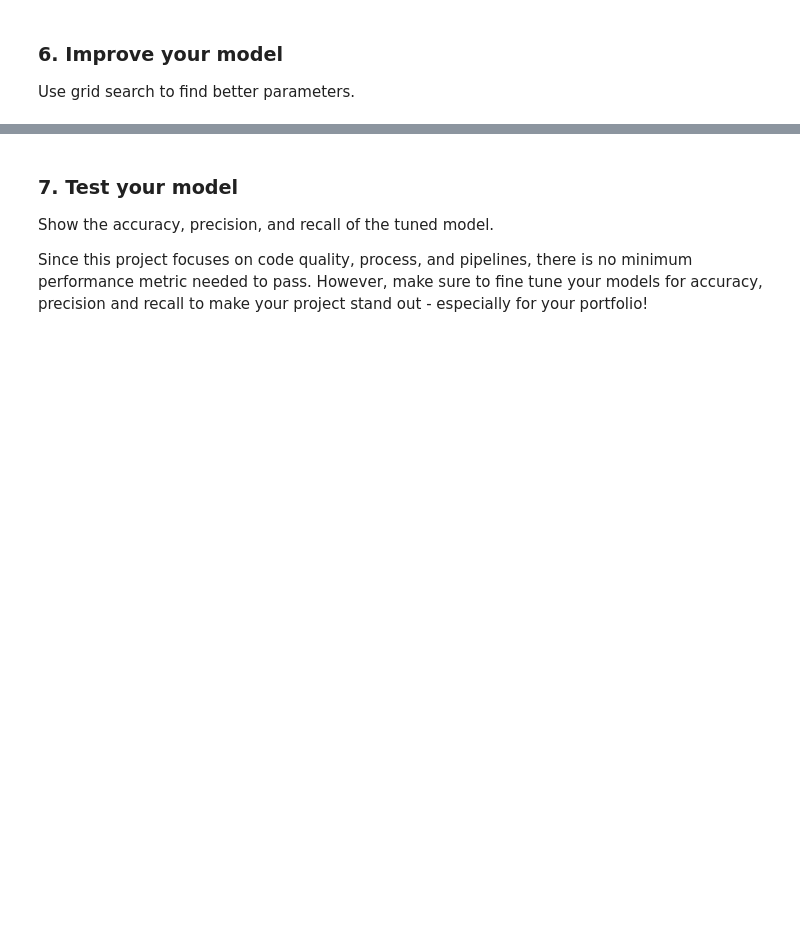
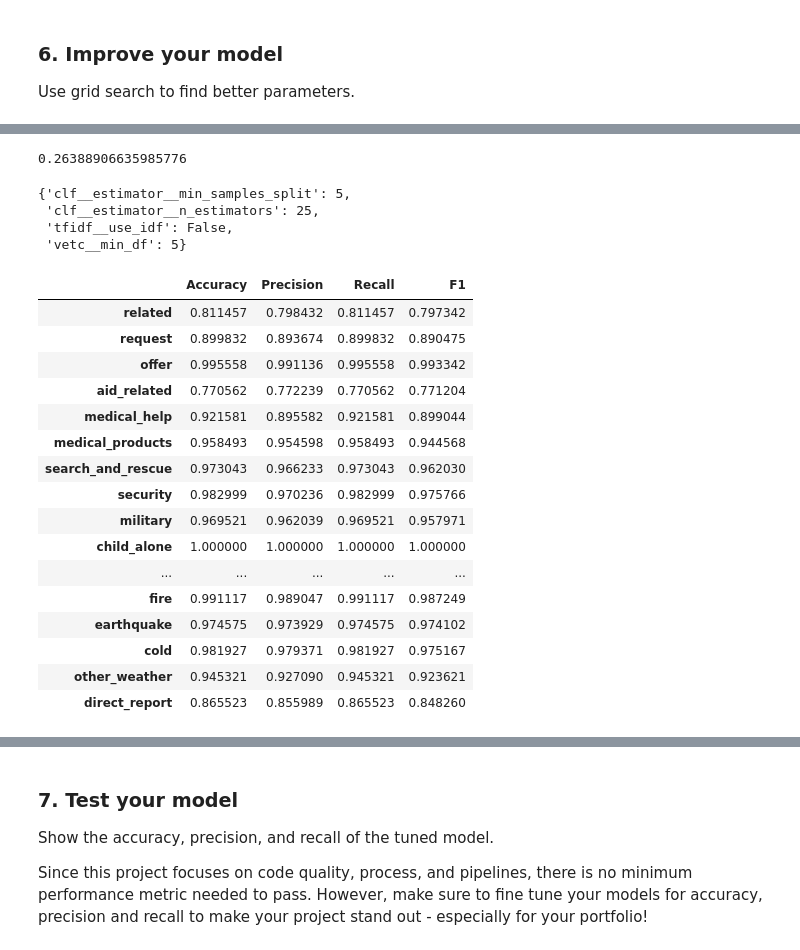
Before and after one commit to rafael-roldao/udct_data_engineering, a Jupyter notebook: ML Pipeline Preparation.ipynb, the cells around one changed output, grey strips where cells are left out. Drawn from its saved outputs; the diff is of its cells as text; code cells hidden in the pictures; blank space fills up the shorter version.

Commit message:
improving the model

```diff
--- a/ML Pipeline Preparation.ipynb
+++ b/ML Pipeline Preparation.ipynb
@@ -250,0 +283,8 @@ cv =
+# %%
+parameters = {'vetc__min_df': [1, 5],
+              'tfidf__use_idf':[True, False],
+              'clf__estimator__n_estimators':[10, 25],
+              'clf__estimator__min_samples_split':[2, 5, 10]}
+
+cv = GridSearchCV(pipeline, param_grid=parameters, verbose=10)
+best_model = cv.fit(X_train, y_train)
@@ -250,0 +331,35 @@ cv =
+# %%
+np.max(best_model.cv_results_['mean_test_score'])
+# %% [output]
+0.26388906635985776
+# %%
+best_model.best_params_
+# %% [output]
+{'clf__estimator__min_samples_split': 5,
+ 'clf__estimator__n_estimators': 25,
+ 'tfidf__use_idf': False,
+ 'vetc__min_df': 5}
+# %%
+y_pred3 = best_model.predict(X_test)
+
+col_names = list(Y.columns.values)
+results_test3 = pd.DataFrame(display_results(np.array(y_test), y_pred3, col_names))
+results_test3
+# %% [output]
+|  | Accuracy | Precision | Recall | F1 |
+| related | 0.811457 | 0.798432 | 0.811457 | 0.797342 |
+| request | 0.899832 | 0.893674 | 0.899832 | 0.890475 |
+| offer | 0.995558 | 0.991136 | 0.995558 | 0.993342 |
+| aid_related | 0.770562 | 0.772239 | 0.770562 | 0.771204 |
+| medical_help | 0.921581 | 0.895582 | 0.921581 | 0.899044 |
+| medical_products | 0.958493 | 0.954598 | 0.958493 | 0.944568 |
+| search_and_rescue | 0.973043 | 0.966233 | 0.973043 | 0.962030 |
+| security | 0.982999 | 0.970236 | 0.982999 | 0.975766 |
+| military | 0.969521 | 0.962039 | 0.969521 | 0.957971 |
+| child_alone | 1.000000 | 1.000000 | 1.000000 | 1.000000 |
+| ... | ... | ... | ... | ... |
+| fire | 0.991117 | 0.989047 | 0.991117 | 0.987249 |
+| earthquake | 0.974575 | 0.973929 | 0.974575 | 0.974102 |
+| cold | 0.981927 | 0.979371 | 0.981927 | 0.975167 |
+| other_weather | 0.945321 | 0.927090 | 0.945321 | 0.923621 |
+| direct_report | 0.865523 | 0.855989 | 0.865523 | 0.848260 |
```
Also changed, not shown: parts of 14 cells of this notebook.
